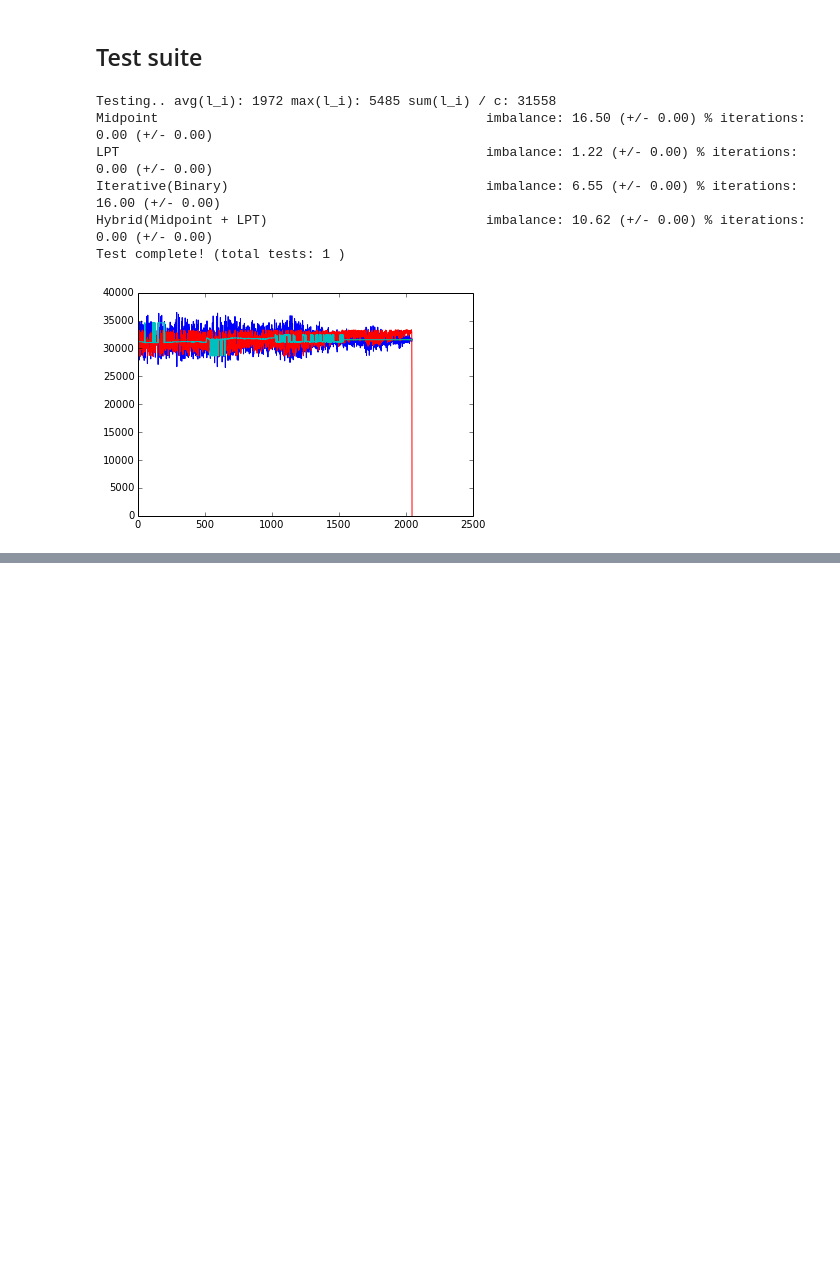
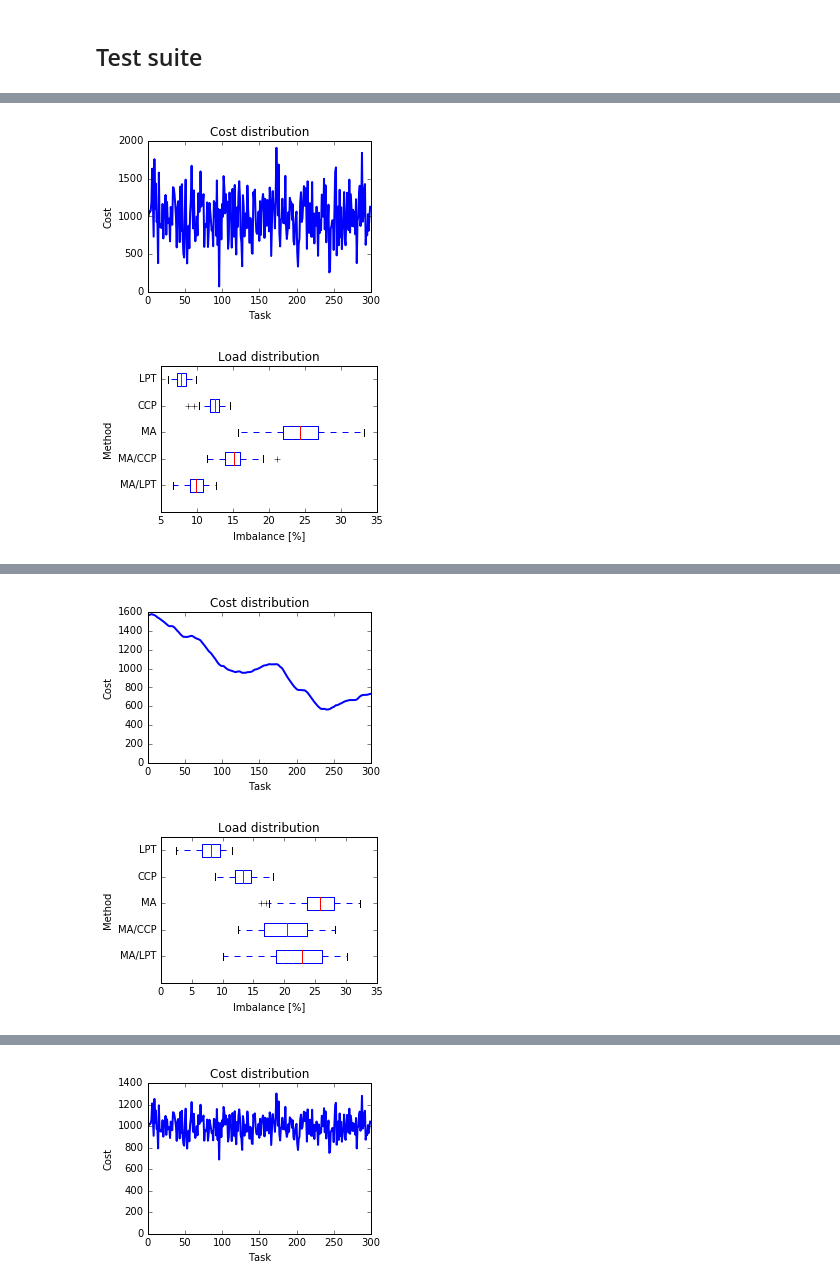
Before and after one commit to meistero/Samoa, a Jupyter notebook: scripts/python/load_balancing.ipynb, the cells around one changed output, grey strips where cells are left out. Cells and saved outputs as stored; diff of their text form; code cells hidden in the pictures; blank space fills up the shorter version.

```diff
--- a/scripts/python/load_balancing.ipynb
+++ b/scripts/python/load_balancing.ipynb
@@ -126,22 +153,20 @@ print lpt([124,12,67,23,56,136,27,125,313,6,13,61,351,61,44], 4)
 # %%
 class Midpoint_Cutoff(Solver):
     def __init__(self):
-        self.__name__ = 'Midpoint'
+        Solver.__init__(self)
+        self.__name__ = 'MA'
 
-    def solve(self, l, c):
-        L = dint(l)
-        n = len(l)
+    def solve(self, c, p):
+        n = len(c)
 
-        load_i = [0 for i in xrange(0, c)]
-        core_j = [0 for j in xrange(0, n)]
+        core_by_task = numpy.zeros(n, dtype=int)
 
-        for j in xrange(0, n):
-            i = (c * (L[j] + L[j + 1])) / (2 * L[n])
+        C = numpy.cumsum(c)
 
-            load_i[i] += l[j]
-            core_j[j] = i
+        for i in xrange(0, n):
+            core_by_task[i] = int((2 * C[i] - c[i]) * p / (2 * C[n - 1]))
 
-        return load_i, core_j, 0
+        return core_by_task
 
 midpoint_cutoff = Midpoint_Cutoff()
 print midpoint_cutoff([124,12,67,23,56,136,27,125,313,6,13,61,351,61,44], 4)
@@ -341,10 +270,0 @@ def run_test(c, n, mu, sigma, max_tests):
-# %%
-run_test(2048, 32768, 1000, 2000, 1)
-# %% [output]
-Testing.. avg(l_i): 1972 max(l_i): 5485 sum(l_i) / c: 31558
-Midpoint                                          imbalance: 16.50 (+/- 0.00) % iterations: 0.00 (+/- 0.00)
-LPT                                               imbalance: 1.22 (+/- 0.00) % iterations: 0.00 (+/- 0.00)
-Iterative(Binary)                                 imbalance: 6.55 (+/- 0.00) % iterations: 16.00 (+/- 0.00)
-Hybrid(Midpoint + LPT)                            imbalance: 10.62 (+/- 0.00) % iterations: 0.00 (+/- 0.00)
-Test complete! (total tests: 1 )
-[figure, removed]
@@ -350,0 +343,16 @@ Test complete! (total tests: 1 )
+# %%
+import os
+
+p = 70
+n = 300
+iterations = 100
+mu = 1000
+sigma = 100
+
+folder = os.path.join(os.path.expanduser('~'), 'repository', 'Thesis', 'parallelization_on_sierpinski_sections', 'load_balancing_tests')
+
+run_test(p, n, iterations, sin_noise(mu, 3*sigma, amplitudes = lambda f: 1.0), os.path.join(folder, 'rough_fit'))
+run_test(p, n, iterations, sin_noise(mu, 3*sigma, amplitudes = lambda f: 1.0/f**2), os.path.join(folder, 'smooth_fit'))
+run_test(p, n, iterations, sin_noise(mu, sigma, amplitudes = lambda f: 1.0), os.path.join(folder, 'rough_nofit'))
+run_test(p, n, iterations, sin_noise(mu, sigma, amplitudes = lambda f: 1.0/f**2), os.path.join(folder, 'smooth_nofit'))
+# %% [output]
@@ -350,0 +364,2 @@ Test complete! (total tests: 1 )
+[figure, added]
+[figure, added]
@@ -350,0 +371,2 @@ Test complete! (total tests: 1 )
+[figure, added]
+[figure, added]
@@ -350,0 +378 @@ Test complete! (total tests: 1 )
+[figure, added]
```
Also changed, not shown: parts of 14 cells of this notebook, 11 other files.
